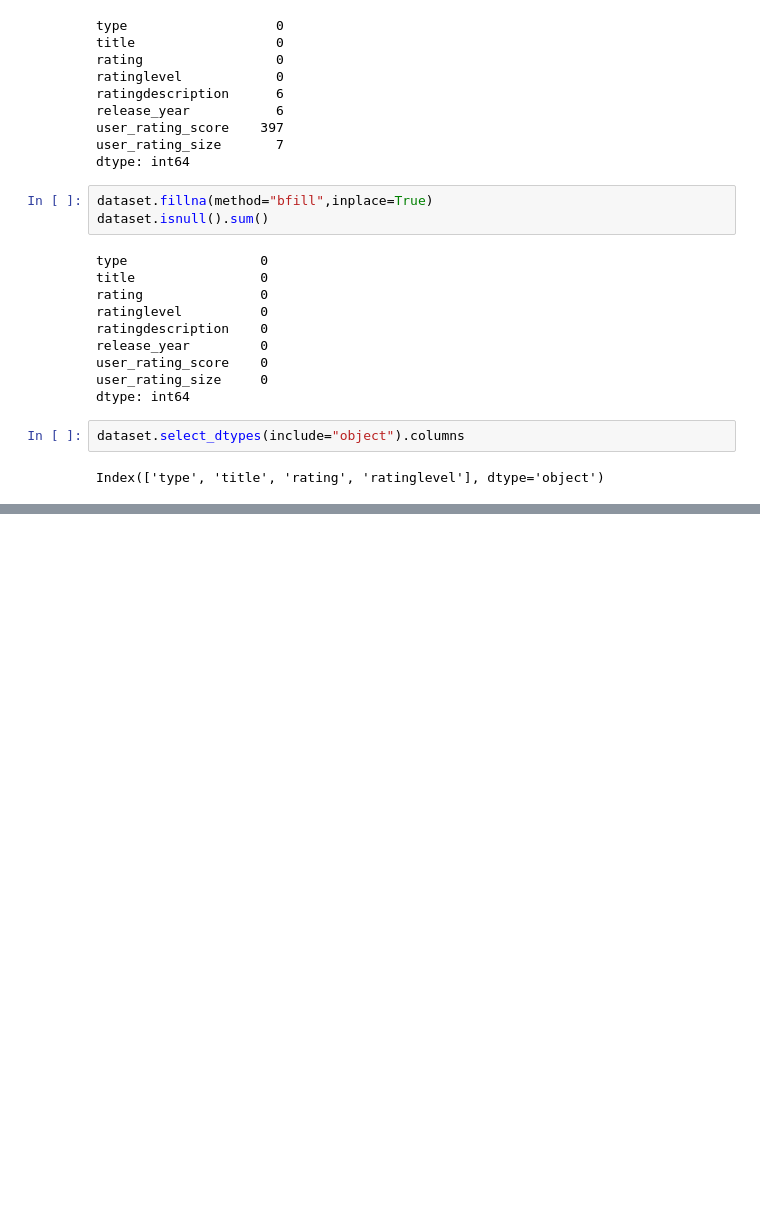
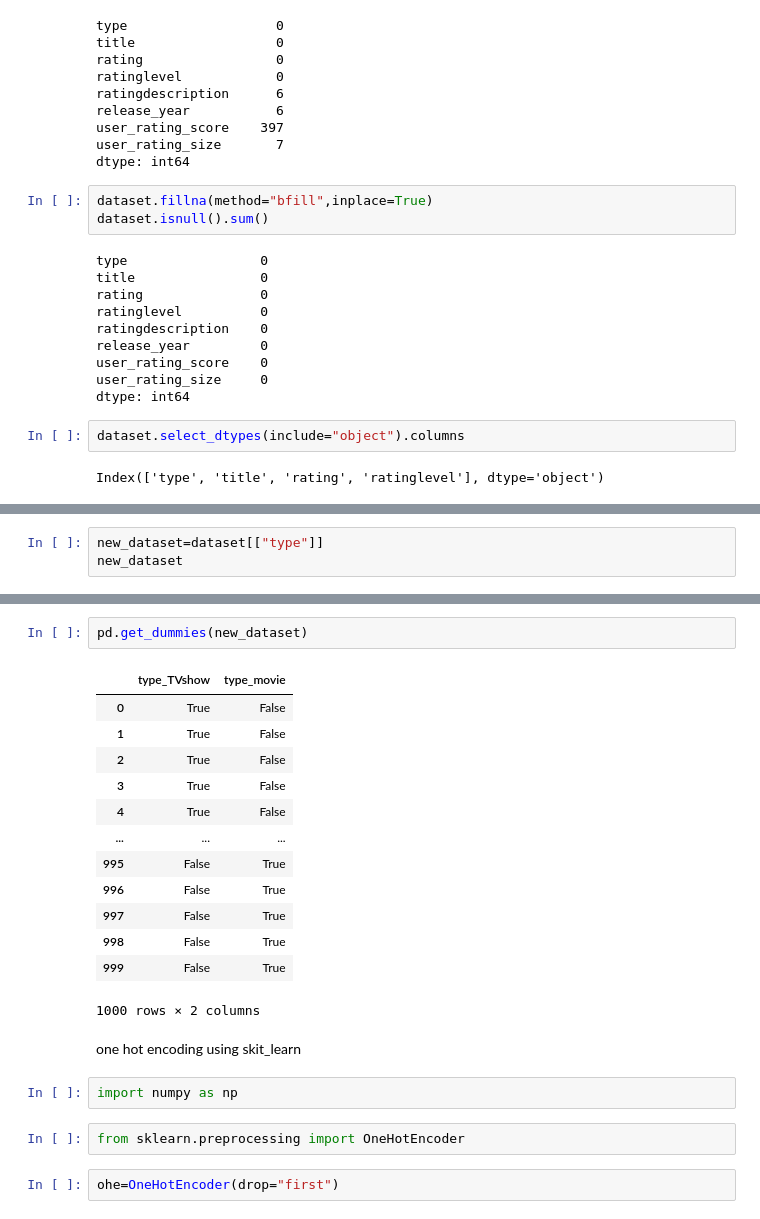
Before and after one commit to dev-tanmay-jana/pandas_python, a Jupyter notebook: machine_learning/machine.ipynb, the cells around one changed output, grey strips where cells are left out. Drawn from its saved outputs; the diff is of its cells as text; blank space fills up the shorter version.

```diff
--- a/machine_learning/machine.ipynb
+++ b/machine_learning/machine.ipynb
@@ -295,0 +298,3 @@ Index(['type', 'title', 'rating', 'ratinglevel'], dtype='object')
+# %%
+new_dataset=dataset[["type"]]
+new_dataset
@@ -295,0 +315,24 @@ Index(['type', 'title', 'rating', 'ratinglevel'], dtype='object')
+# %%
+pd.get_dummies(new_dataset)
+# %% [output]
+|  | type_TVshow | type_movie |
+| 0 | True | False |
+| 1 | True | False |
+| 2 | True | False |
+| 3 | True | False |
+| 4 | True | False |
+| ... | ... | ... |
+| 995 | False | True |
+| 996 | False | True |
+| 997 | False | True |
+| 998 | False | True |
+| 999 | False | True |
+1000 rows × 2 columns
+# %% [markdown]
+one hot encoding using skit_learn
+# %%
+import numpy as np
+# %%
+from sklearn.preprocessing import OneHotEncoder
+# %%
+ohe=OneHotEncoder(drop="first")
```
Also changed, not shown: parts of 4 cells of this notebook.
